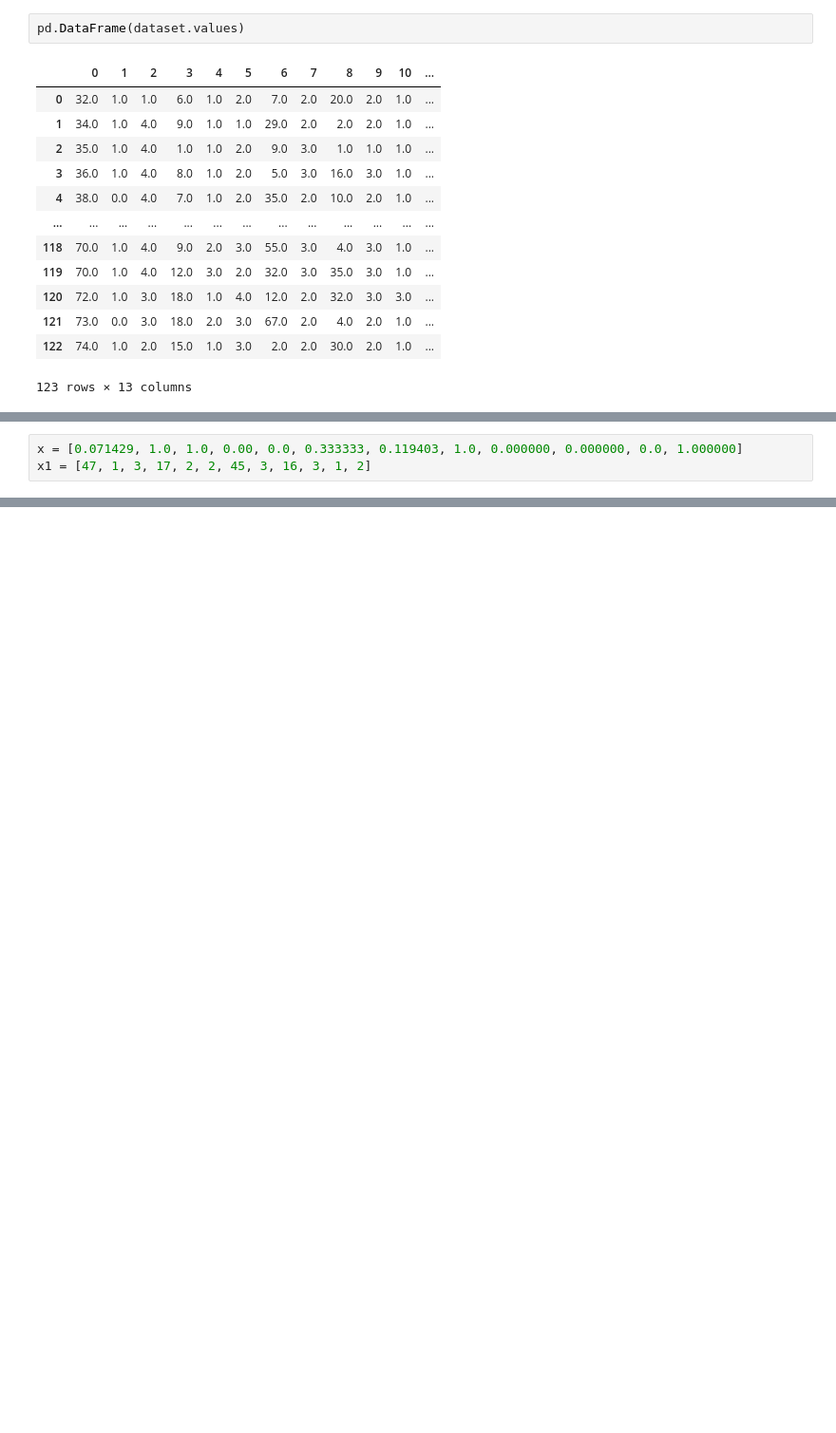
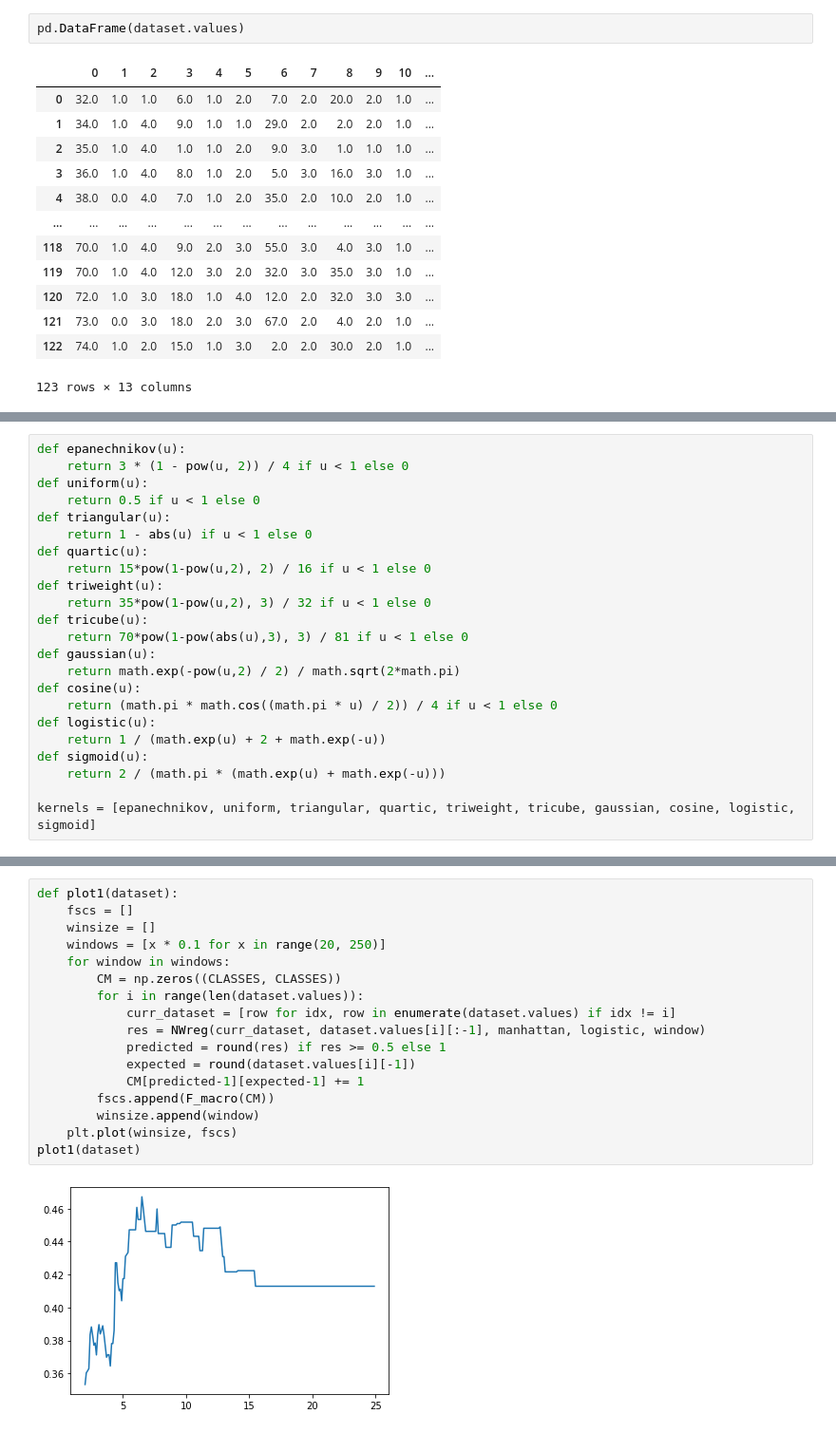
Before and after one commit to melZula/ML-in-ITMO-University, a Jupyter notebook: Labs/kNN.ipynb, the cells around one changed output, grey strips where cells are left out. Shown at 95% size. Saved outputs shown, nothing was run; the diff lists cells and outputs as text; blank space fills up the shorter version.

```diff
--- a/Labs/kNN.ipynb
+++ b/Labs/kNN.ipynb
@@ -99,4 +109 @@ def NWreg(dataset, x):
     return up / gr if gr != 0 else 0
-# %%
-x = [0.071429, 1.0, 1.0, 0.00, 0.0, 0.333333, 0.119403, 1.0, 0.000000, 0.000000, 0.0, 1.000000]
-x1 = [47, 1, 3, 17, 2, 2, 45, 3, 16, 3, 1, 2]
@@ -110,0 +160,23 @@ LENGTH(x, x1)
+# %%
+def epanechnikov(u):
+    return 3 * (1 - pow(u, 2)) / 4 if u < 1 else 0
+def uniform(u):
+    return 0.5 if u < 1 else 0
+def triangular(u):
+    return 1 - abs(u) if u < 1 else 0
+def quartic(u):
+    return 15*pow(1-pow(u,2), 2) / 16 if u < 1 else 0
+def triweight(u):
+    return 35*pow(1-pow(u,2), 3) / 32 if u < 1 else 0
+def tricube(u):
+    return 70*pow(1-pow(abs(u),3), 3) / 81 if u < 1 else 0
+def gaussian(u):
+    return math.exp(-pow(u,2) / 2) / math.sqrt(2*math.pi)
+def cosine(u):
+    return (math.pi * math.cos((math.pi * u) / 2)) / 4 if u < 1 else 0
+def logistic(u):
+    return 1 / (math.exp(u) + 2 + math.exp(-u))
+def sigmoid(u):
+    return 2 / (math.pi * (math.exp(u) + math.exp(-u)))
+
+kernels = [epanechnikov, uniform, triangular, quartic, triweight, tricube, gaussian, cosine, logistic, sigmoid]
@@ -110,0 +286,19 @@ LENGTH(x, x1)
+# %%
+def plot1(dataset):
+    fscs = []
+    winsize = []
+    windows = [x * 0.1 for x in range(20, 250)]
+    for window in windows:
+        CM = np.zeros((CLASSES, CLASSES))
+        for i in range(len(dataset.values)):
+            curr_dataset = [row for idx, row in enumerate(dataset.values) if idx != i]
+            res = NWreg(curr_dataset, dataset.values[i][:-1], manhattan, logistic, window)
+            predicted = round(res) if res >= 0.5 else 1
+            expected = round(dataset.values[i][-1])
+            CM[predicted-1][expected-1] += 1
+        fscs.append(F_macro(CM))
+        winsize.append(window)
+    plt.plot(winsize, fscs)
+plot1(dataset)
+# %% [output]
+[figure, added]
```
Also changed, not shown: parts of 22 cells of this notebook, 2 other files.
